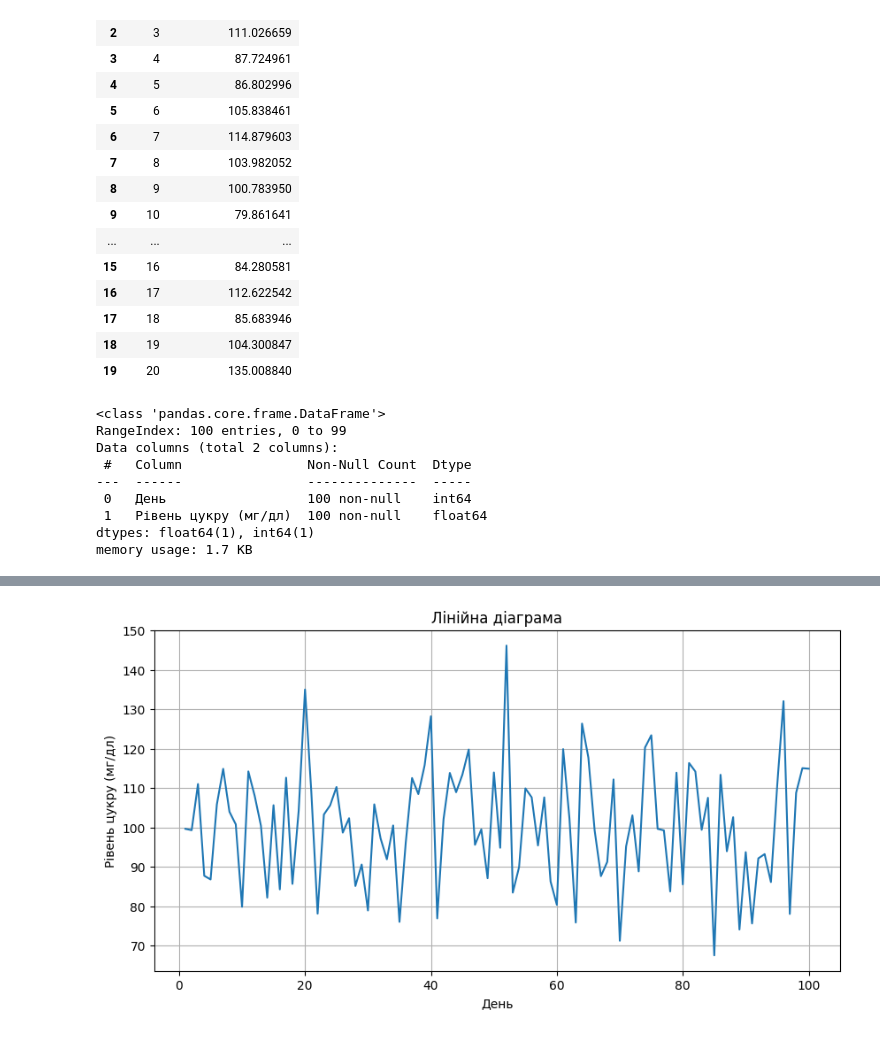
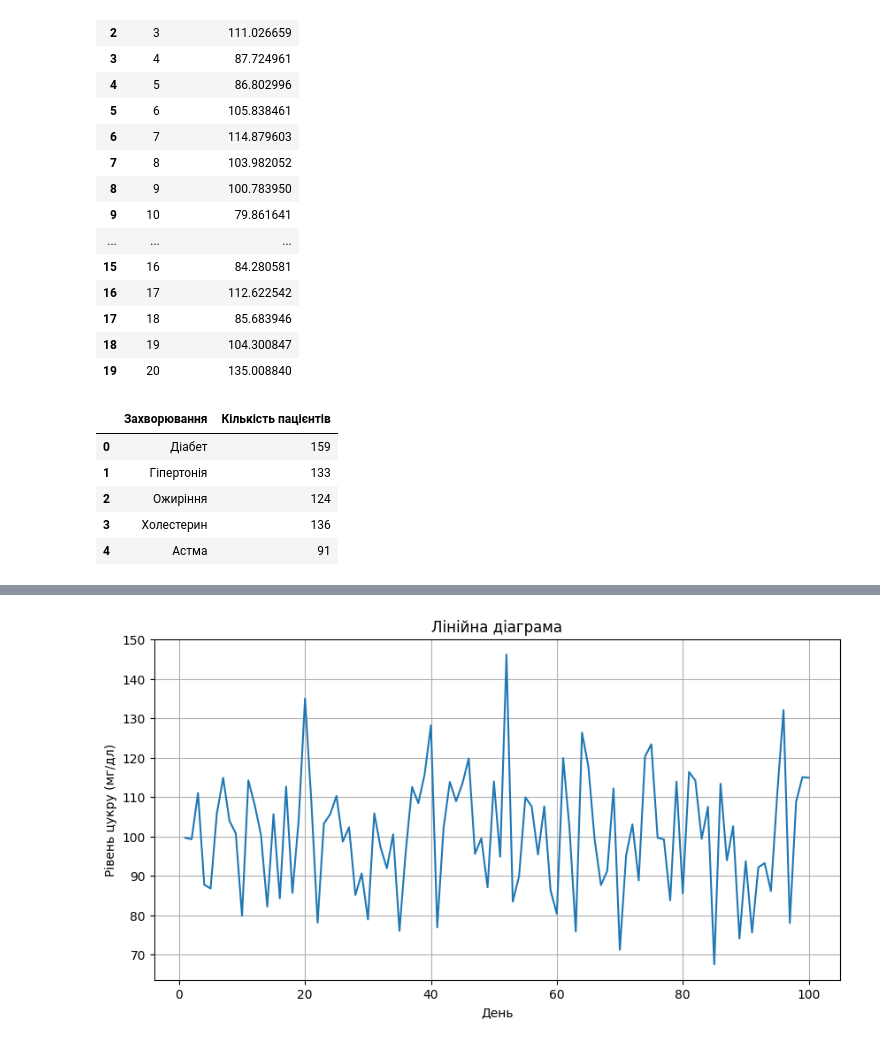
Before and after one commit to 4gn5t/DataAnalysis, a Jupyter notebook: lab4/main.ipynb, the cells around one changed output, grey strips where cells are left out. Saved outputs shown, nothing was run; the diff lists cells and outputs as text; code cells hidden in the pictures.

```diff
--- a/lab4/main.ipynb
+++ b/lab4/main.ipynb
@@ -23,15 +29,13 @@ _data.head(20)
 | 17 | 18 | 85.683946 |
 | 18 | 19 | 104.300847 |
 | 19 | 20 | 135.008840 |
-# %%
-_data.info()
-# %% [output]
-<class 'pandas.core.frame.DataFrame'>
-RangeIndex: 100 entries, 0 to 99
-Data columns (total 2 columns):
- #   Column                Non-Null Count  Dtype
----  ------                --------------  -----
- 0   День                  100 non-null    int64
- 1   Рівень цукру (мг/дл)  100 non-null    float64
-dtypes: float64(1), int64(1)
-memory usage: 1.7 KB
+# %%
+_data_sick = pd.read_excel('medical_2.xlsx', sheet_name='Захворювання')
+_data_sick.head()
+# %% [output]
+|  | Захворювання | Кількість пацієнтів |
+| 0 | Діабет | 159 |
+| 1 | Гіпертонія | 133 |
+| 2 | Ожиріння | 124 |
+| 3 | Холестерин | 136 |
+| 4 | Астма | 91 |
```
Also changed, not shown: parts of 6 cells of this notebook.
